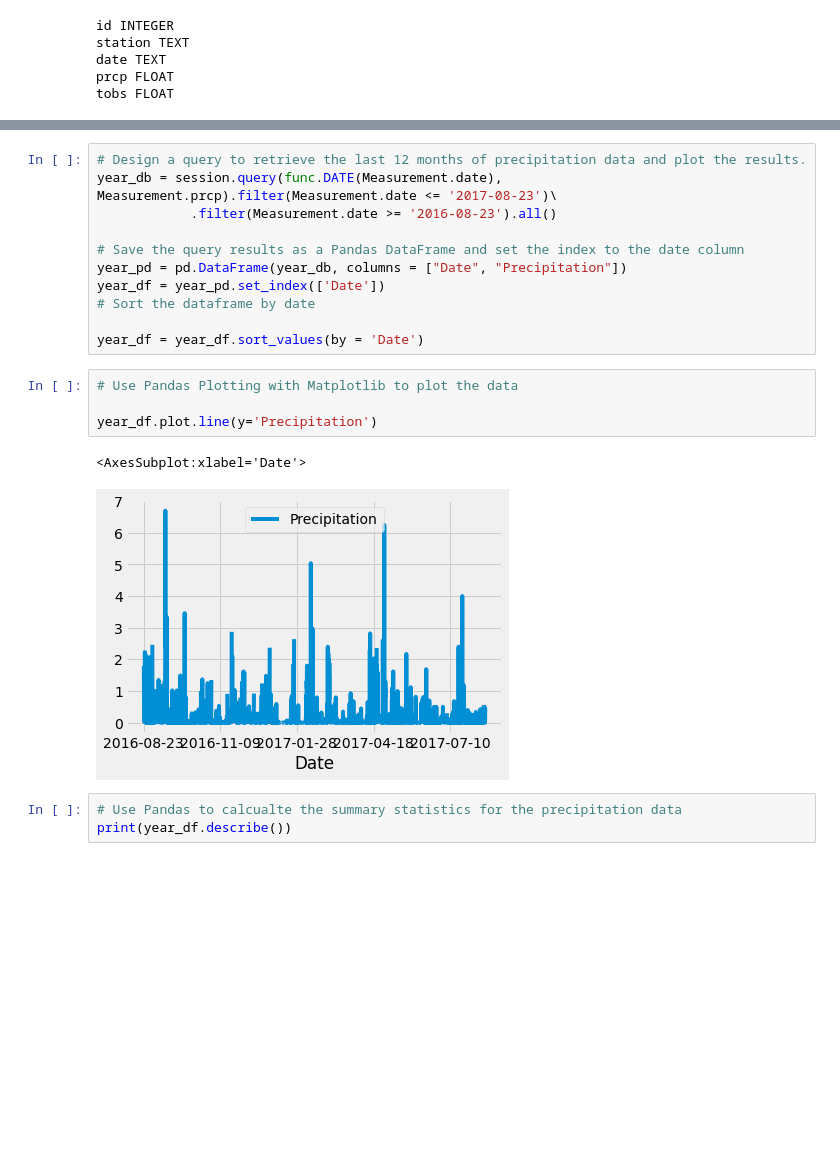
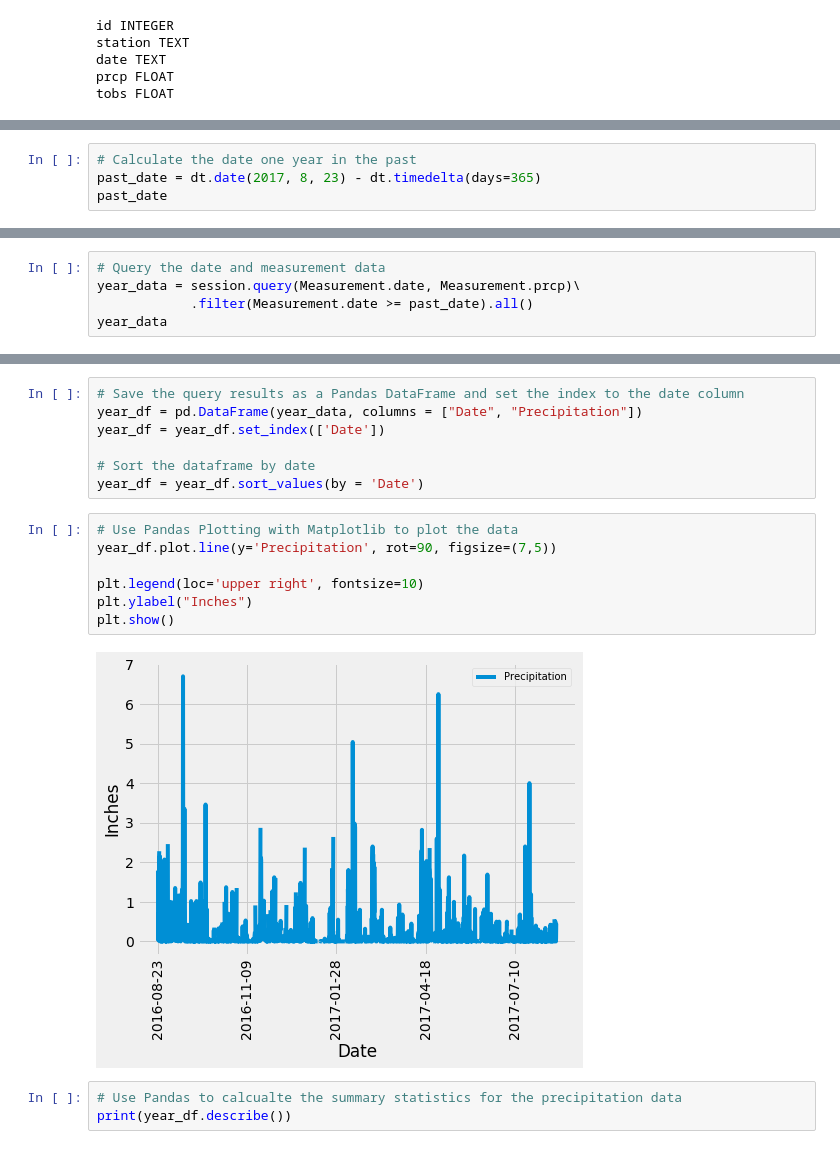
Before and after one commit to KristaJoy/sqlalchemy-challenge, a Jupyter notebook: climate.ipynb, the cells around one changed output, grey strips where cells are left out. Saved outputs shown, nothing was run; the diff lists cells and outputs as text; blank space fills up the shorter version.

Commit message:
charting data added

```diff
--- a/climate.ipynb
+++ b/climate.ipynb
@@ -57,0 +58,4 @@ recent_date
+# %%
+# Calculate the date one year in the past
+past_date = dt.date(2017, 8, 23) - dt.timedelta(days=365)
+past_date
@@ -57,0 +64,5 @@ recent_date
+# %%
+# Query the date and measurement data
+year_data = session.query(Measurement.date, Measurement.prcp)\
+            .filter(Measurement.date >= past_date).all()
+year_data
@@ -58,21 +87,19 @@ recent_date
 # %%
-# Design a query to retrieve the last 12 months of precipitation data and plot the results.
-year_db = session.query(func.DATE(Measurement.date), Measurement.prcp).filter(Measurement.date <= '2017-08-23')\
-            .filter(Measurement.date >= '2016-08-23').all()
+# Save the query results as a Pandas DataFrame and set the index to the date column
+year_df = pd.DataFrame(year_data, columns = ["Date", "Precipitation"])
+year_df = year_df.set_index(['Date'])
 
-# Save the query results as a Pandas DataFrame and set the index to the date column
-year_pd = pd.DataFrame(year_db, columns = ["Date", "Precipitation"])
-year_df = year_pd.set_index(['Date'])
 # Sort the dataframe by date
-
 year_df = year_df.sort_values(by = 'Date')
 # %%
 # Use Pandas Plotting with Matplotlib to plot the data
+year_df.plot.line(y='Precipitation', rot=90, figsize=(7,5))
 
-year_df.plot.line(y='Precipitation')
+plt.legend(loc='upper right', fontsize=10)
+plt.ylabel("Inches")
+plt.show()
 # %% [output]
-<AxesSubplot:xlabel='Date'>
-[figure, old version]
+[figure, new version]
 # %%
 # Use Pandas to calcualte the summary statistics for the precipitation data
 print(year_df.describe())
```
Also changed, not shown: parts of 12 cells of this notebook.
